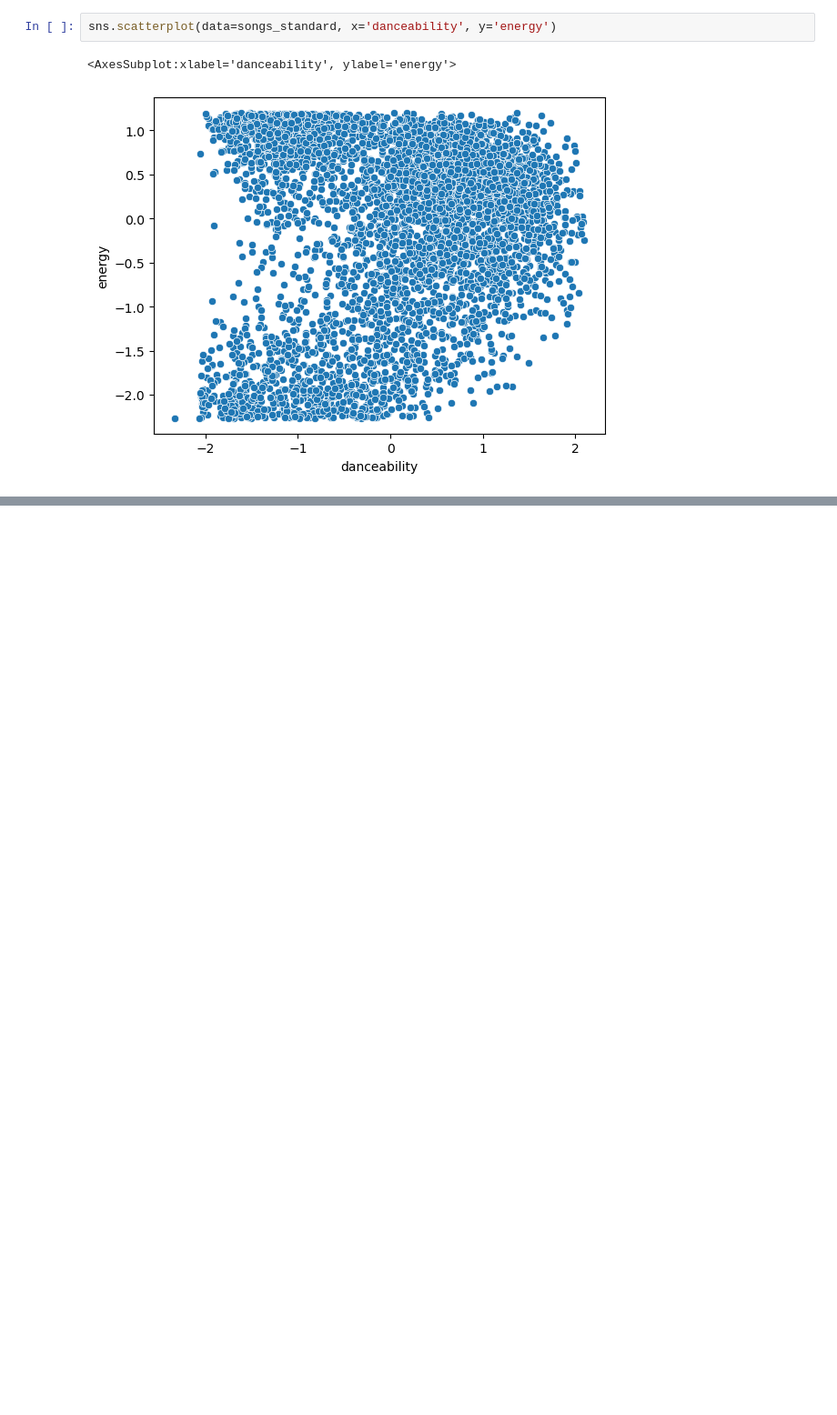
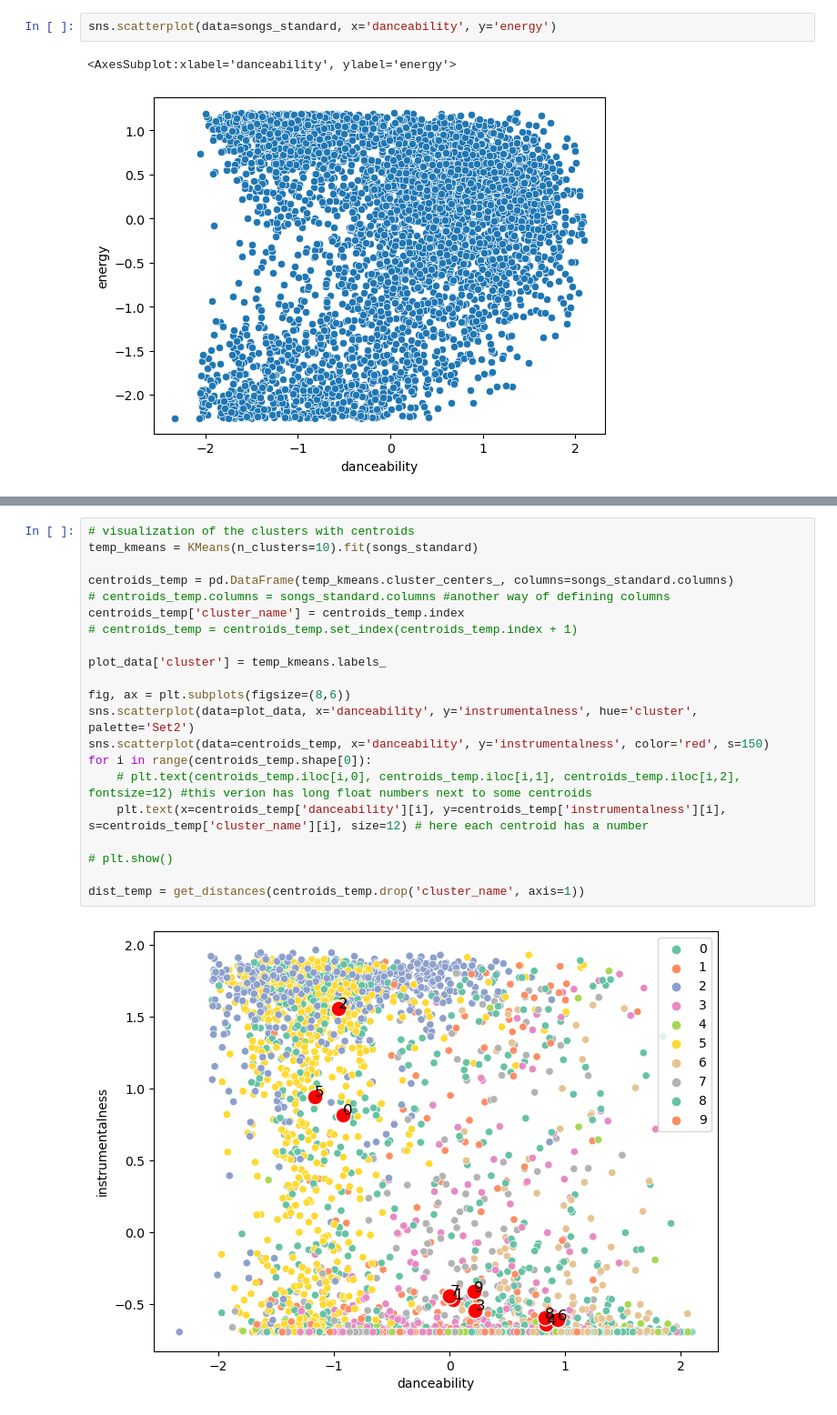
Before and after one commit to Joldon/unsupevised_ML, a Jupyter notebook: compute_distances_5000_songs.ipynb, the cells around one changed output, grey strips where cells are left out. Shown at 91% size. Saved outputs shown, nothing was run; the diff lists cells and outputs as text; blank space fills up the shorter version.

```diff
--- a/compute_distances_5000_songs.ipynb
+++ b/compute_distances_5000_songs.ipynb
@@ -136,0 +224,23 @@ KMeans(n_clusters=5, random_state=42)
+# %%
+# visualization of the clusters with centroids
+temp_kmeans = KMeans(n_clusters=10).fit(songs_standard)
+
+centroids_temp = pd.DataFrame(temp_kmeans.cluster_centers_, columns=songs_standard.columns)
+# centroids_temp.columns = songs_standard.columns #another way of defining columns
+centroids_temp['cluster_name'] = centroids_temp.index
+# centroids_temp = centroids_temp.set_index(centroids_temp.index + 1)
+
+plot_data['cluster'] = temp_kmeans.labels_
+
+fig, ax = plt.subplots(figsize=(8,6))
+sns.scatterplot(data=plot_data, x='danceability', y='instrumentalness', hue='cluster', palette='Set2')
+sns.scatterplot(data=centroids_temp, x='danceability', y='instrumentalness', color='red', s=150)
+for i in range(centroids_temp.shape[0]):
+    # plt.text(centroids_temp.iloc[i,0], centroids_temp.iloc[i,1], centroids_temp.iloc[i,2], fontsize=12) #this verion has long float numbers next to some centroids
+    plt.text(x=centroids_temp['danceability'][i], y=centroids_temp['instrumentalness'][i], s=centroids_temp['cluster_name'][i], size=12) # here each centroid has a number
+
+# plt.show()
+
+dist_temp = get_distances(centroids_temp.drop('cluster_name', axis=1))
+# %% [output]
+[figure, added]
```
Also changed, not shown: parts of 8 cells of this notebook.
